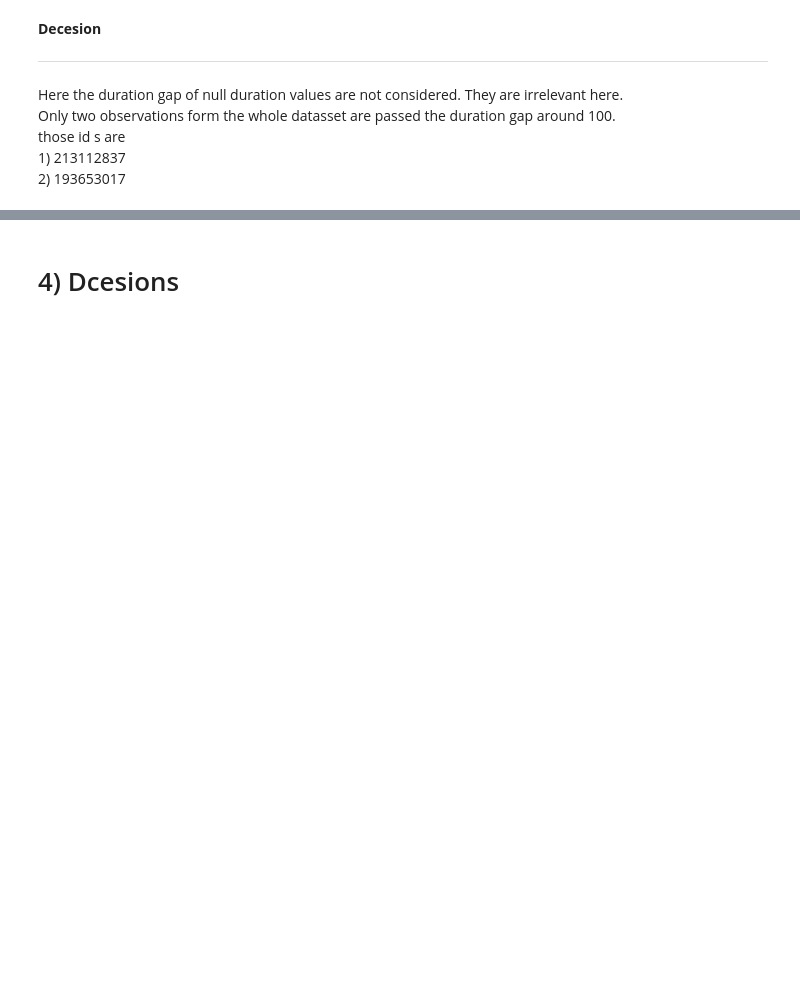
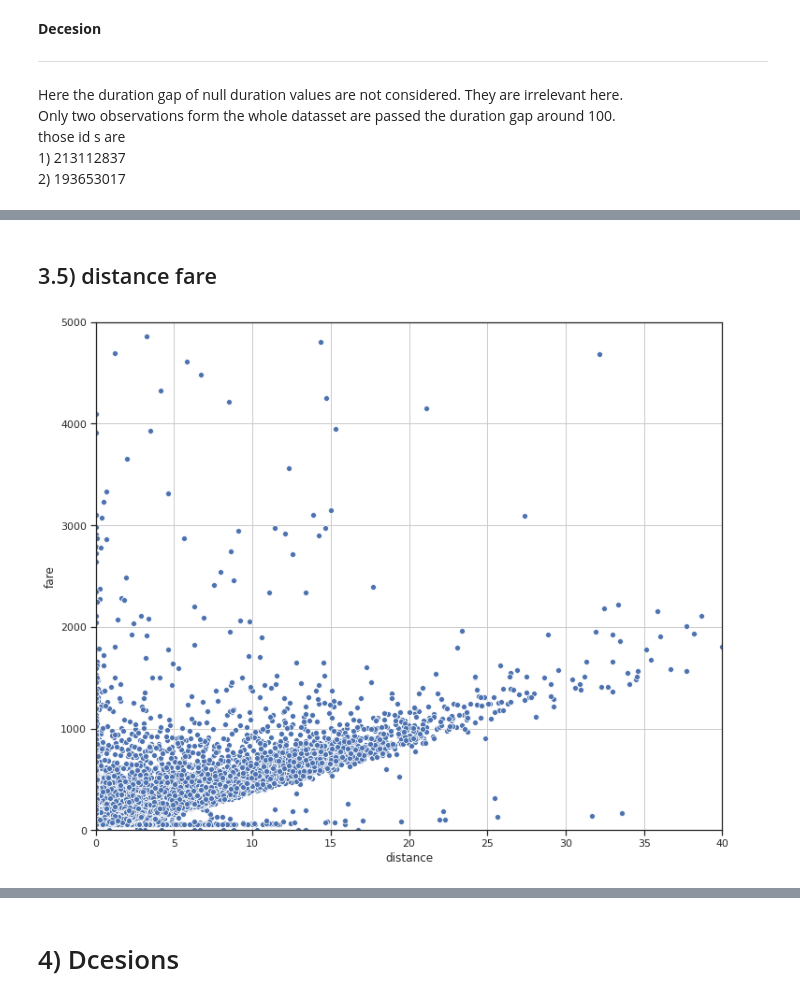
Before and after one commit to charlie9526/TaxiFare, a Jupyter notebook: visualization.ipynb, the cells around one changed output, grey strips where cells are left out. Cells and saved outputs as stored; diff of their text form; code cells hidden in the pictures; blank space fills up the shorter version.

```diff
--- a/visualization.ipynb
+++ b/visualization.ipynb
@@ -204,0 +338,11 @@ those id s are \
+# %% [markdown]
+## 3.5) distance  fare
+# %%
+plt.figure(figsize = (12,10))
+
+graph = sns.scatterplot(x="distance",y="fare",data=train_df)
+graph.set_ylim(0,5000)
+graph.set_xlim(0,40)
+graph.grid(True)
+# %% [output]
+[figure, added]
```
Also changed, not shown: parts of 43 cells of this notebook.
